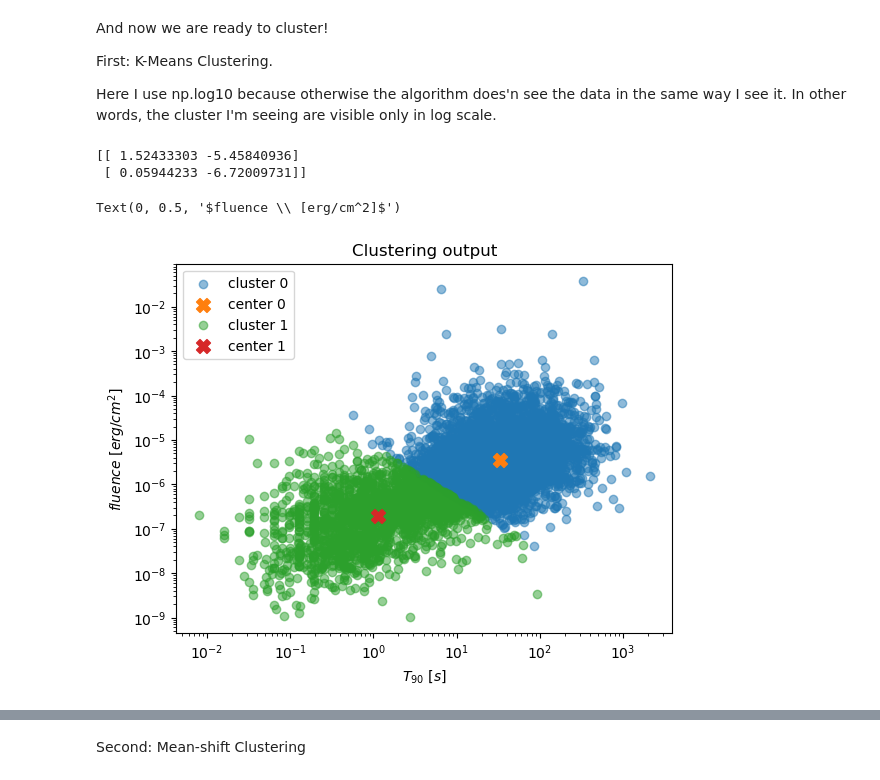
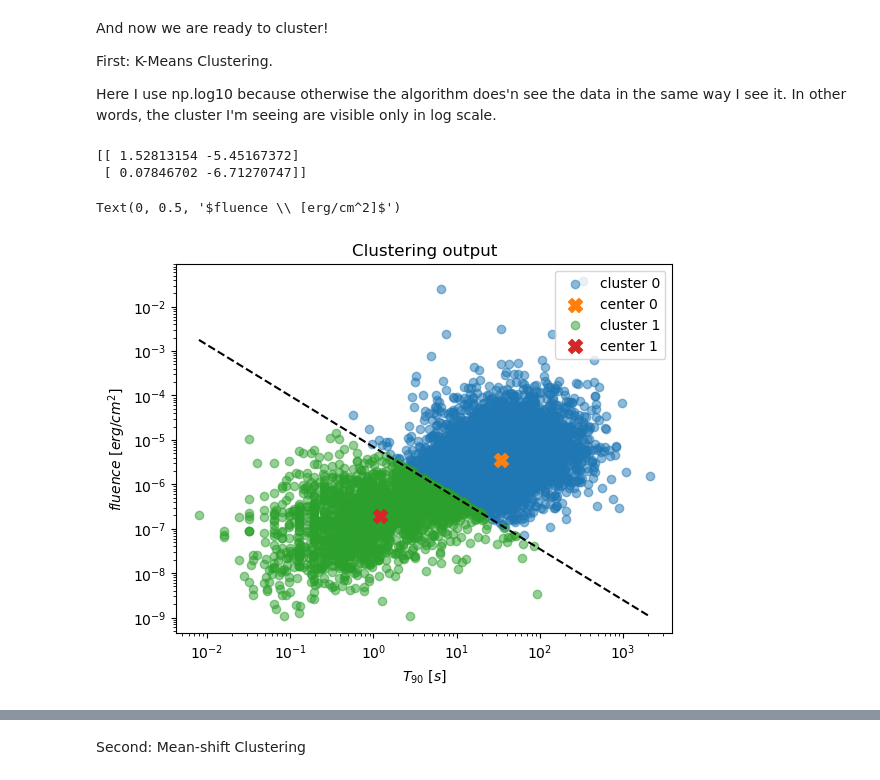
Before and after one commit to Ale5606/ilovegit, a Jupyter notebook: ML/280425/L14.ipynb, the cells around one changed output, grey strips where cells are left out. Saved outputs shown, nothing was run; the diff lists cells and outputs as text; code cells hidden in the pictures.

```diff
--- a/ML/280425/L14.ipynb
+++ b/ML/280425/L14.ipynb
@@ -98,35 +100,49 @@ Here I use np.log10 because otherwise the algorithm does'n see the data in the s
 # %%
 from sklearn.cluster import KMeans
 from sklearn import preprocessing
 
 n_cluster = 2
 
 #we need an array shape like [[x_1,y_1], ..., [x_n,y_n]]
 X_old = np.vstack(( T90[(T90 != 0) & (fluence != 0)] ,  fluence[(fluence != 0) & (T90 != 0) ] )).T
 
 X = np.vstack(( np.log10( T90[(T90 != 0) & (fluence != 0)] ), np.log10( fluence[(fluence != 0) & (T90 != 0) ] ) )).T
 
 model = KMeans(n_clusters=n_cluster, n_init='auto').fit(X)
 centers = model.cluster_centers_
 labels = model.predict(X)
 
 print(centers)
 
 c = ['C0', 'C1', 'C2']
 for i in range(n_cluster):
     plt.scatter(X_old[labels==i, 0], X_old[labels==i, 1], alpha=0.5, label=f'cluster {i}')
     plt.scatter(10**(centers[i,0]), 10**(centers[i,1]), label=f'center {i}', marker='X', s=100)
     plt.xscale('log')
     plt.yscale('log')
 
+c0, c1 = centers[0], centers[1]
+midpoint = (c0 + c1) / 2
+# Vettore direzione del segmento che unisce i due centroidi
+vec = c1 - c0
+# Vettore perpendicolare (rotazione di 90°)
+perp_vec = np.array([-vec[1], vec[0]])
+
+x_vals = np.linspace(min(X[:,0]), max(X[:,0]), 100)
+
+# Coefficiente angolare della retta perpendicolare
+slope = perp_vec[1] / perp_vec[0]
+y_vals = slope * (x_vals - midpoint[0]) + midpoint[1]
+
+plt.plot(10**x_vals, 10**y_vals, 'k--')
 plt.title('Clustering output')
 plt.legend()
 plt.xlabel('$T_{90} \ [s]$')
 plt.ylabel('$fluence \ [erg/cm^2]$')
 # %% [output]
-[[ 1.52433303 -5.45840936]
- [ 0.05944233 -6.72009731]]
+[[ 1.52813154 -5.45167372]
+ [ 0.07846702 -6.71270747]]
 Text(0, 0.5, '$fluence \\ [erg/cm^2]$')
-[figure, old version]
+[figure, new version]
 # %%
 for ii in range(n_cluster):
```
Also changed, not shown: parts of 4 cells of this notebook.
